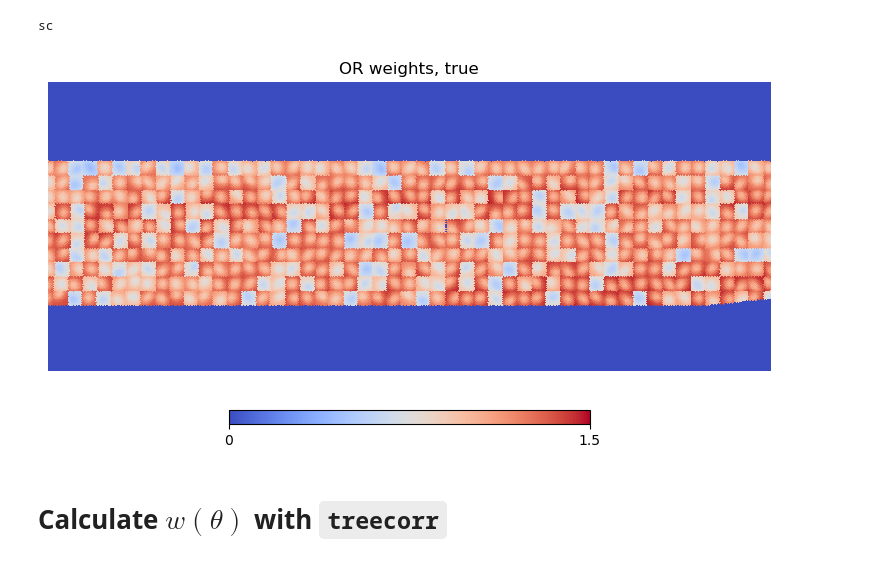
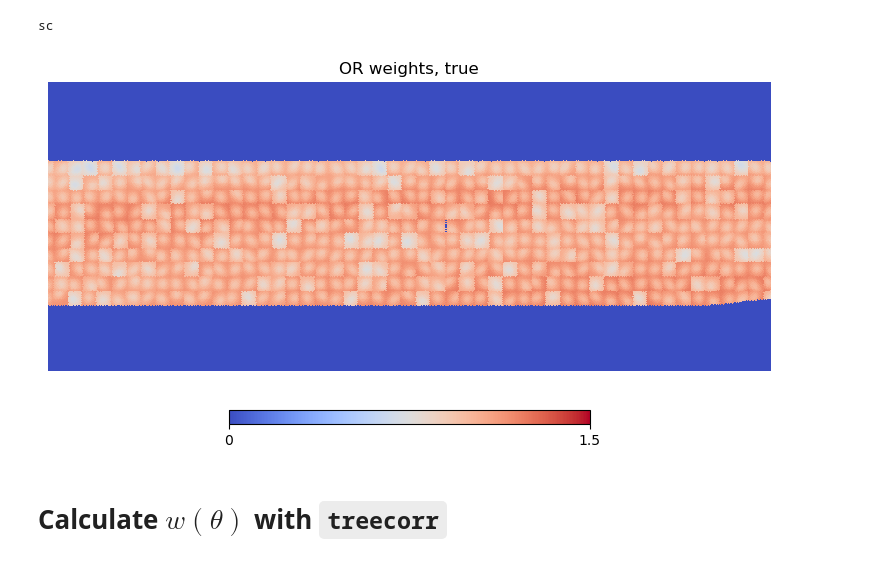
Before and after one commit to yanzastro/tiaogeng, a Jupyter notebook: code/notebooks/glass_validation_sample.ipynb, the cells around one changed output. Drawn from its saved outputs; the diff is of its cells as text; code cells hidden in the pictures.

```diff
--- a/code/notebooks/glass_validation_sample.ipynb
+++ b/code/notebooks/glass_validation_sample.ipynb
@@ -140,10 +143,11 @@ col_RA = fits.Column(name='RA', format='D', array=lons_test)
 col_Dec = fits.Column(name='Dec', format='D', array=lats_test)
 col_list = [col_RA, col_Dec, col_tileind]
 source_sys = {}
+normeds = {'sa': True, 'sb':True, 'sc': False}
 
 for sys_name in sys_names:
     print(sys_name)
-    source_sys[sys_name], _, keep_ = systematics[sys_name](lons_test, lats_test, source_tileind, sys_depfuncs[sys_name], normed=True)
+    source_sys[sys_name], _, keep_ = systematics[sys_name](lons_test, lats_test, source_tileind, sys_depfuncs[sys_name], normed=normeds[sys_name])
     keep &= keep_
     col_list.append(fits.Column(name=sys_name, format='D', array=source_sys[sys_name]))
 # %% [output]
@@ -214,7 +218,7 @@ col_list_unirand = [col_RA_unirand, col_Dec_unirand, col_tileind_unirand]
 source_sys_unirand = {}
 
 for sys_name in sys_names:
-    source_sys_unirand[sys_name], _, keep_unirand_ = systematics[sys_name](lons_test_unirand, lats_test_unirand, source_tileind_unirand, sys_depfuncs[sys_name], normed=True)
+    source_sys_unirand[sys_name], _, keep_unirand_ = systematics[sys_name](lons_test_unirand, lats_test_unirand, source_tileind_unirand, sys_depfuncs[sys_name], normed=normeds[sys_name])
     keep_unirand &= keep_unirand_
     col_list_unirand.append(fits.Column(name=sys_name, format='D', array=source_sys_unirand[sys_name]))
 # %%
@@ -313,5 +317,5 @@ s2s.get_sys_maps()
 # %%
 Nmap = s2s.get_test_hp_Nmap(Ns=Ns_Nmap)
 s2s.hierarchical_clustering(n_cluster=200)
-wmap, ncontrast_som=s2s.calculate_or_weights(Ns_wmap, pixfrac=vis_weight)
+wmap, ncontrast_som=s2s.calculate_or_weights(Ns_wmap)
 # %% [output]
@@ -344,7 +348,7 @@ keep_hp = np.ones(lon_hp.size)
 for sys_name in sys_names:
     print(sys_name)
 
-    _, depl_, _ = systematics[sys_name](lon_hp, lat_hp, tileind_hp, sys_depfuncs[sys_name], normed=True)
+    _, depl_, _ = systematics[sys_name](lon_hp, lat_hp, tileind_hp, sys_depfuncs[sys_name], normed=normeds[sys_name])
     keep_hp *= (1-depl_)
 
 keep_map = np.zeros_like(wmap)
@@ -357,10 +361,10 @@ sc
 # %%
 lonras=[0, 50]
 latras=[-10,10]
-delta_map_trueor = keep_map/(np.mean(keep_map[np.nonzero(wmap)[0]]))-1
+delta_map_trueor = keep_map/(np.mean(keep_map[np.nonzero(keep_map)[0]]))-1
 ms=hp.cartview(delta_map_trueor+1, return_projected_map=True, lonra=lonras, latra=latras, max=1.5, title='OR weights, true',cmap='coolwarm')
 # %% [output]
-[figure, old version]
+[figure, new version]
 # %% [markdown]
 # Calculate $w(\theta)$ with `treecorr`
 # %% [markdown]
```
Also changed, not shown: parts of 12 cells of this notebook, 2 other files.
